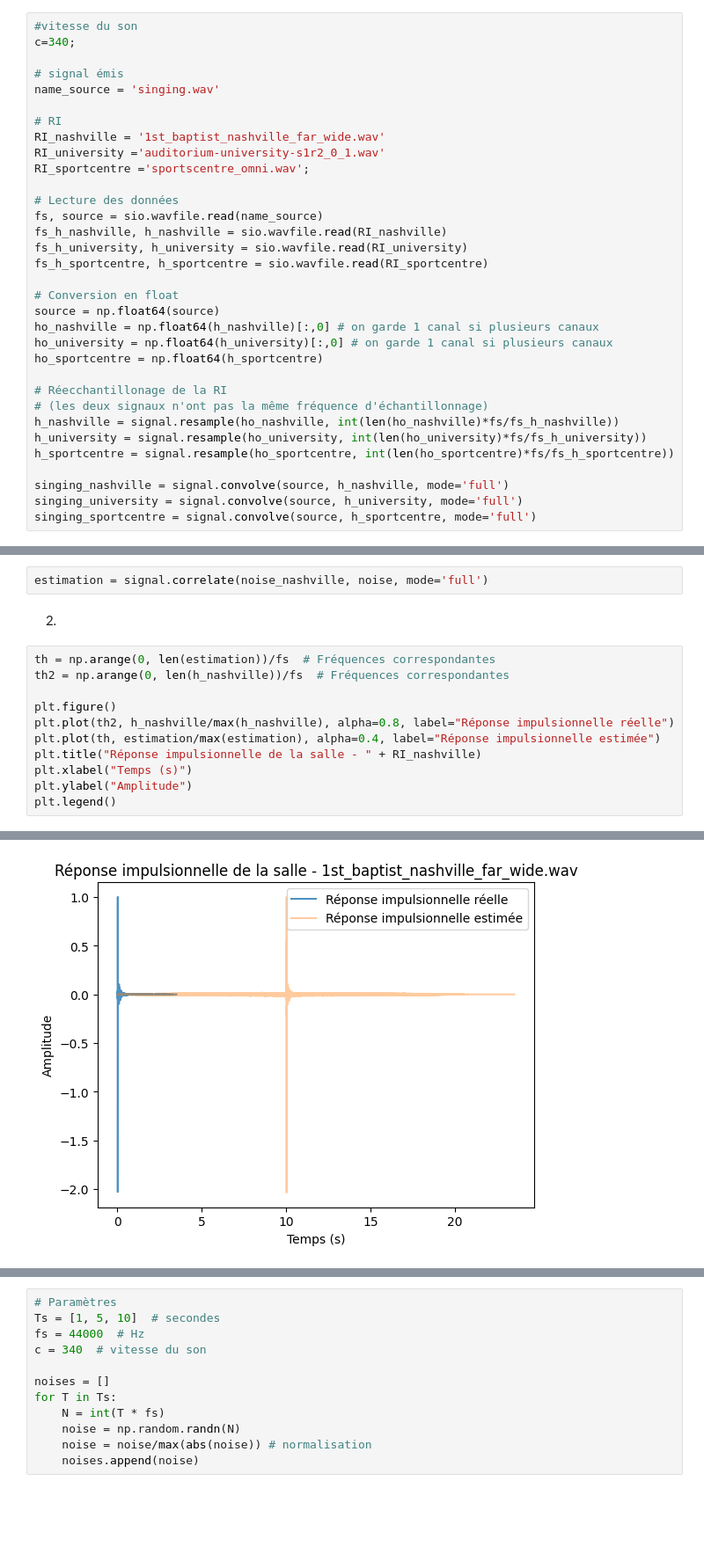
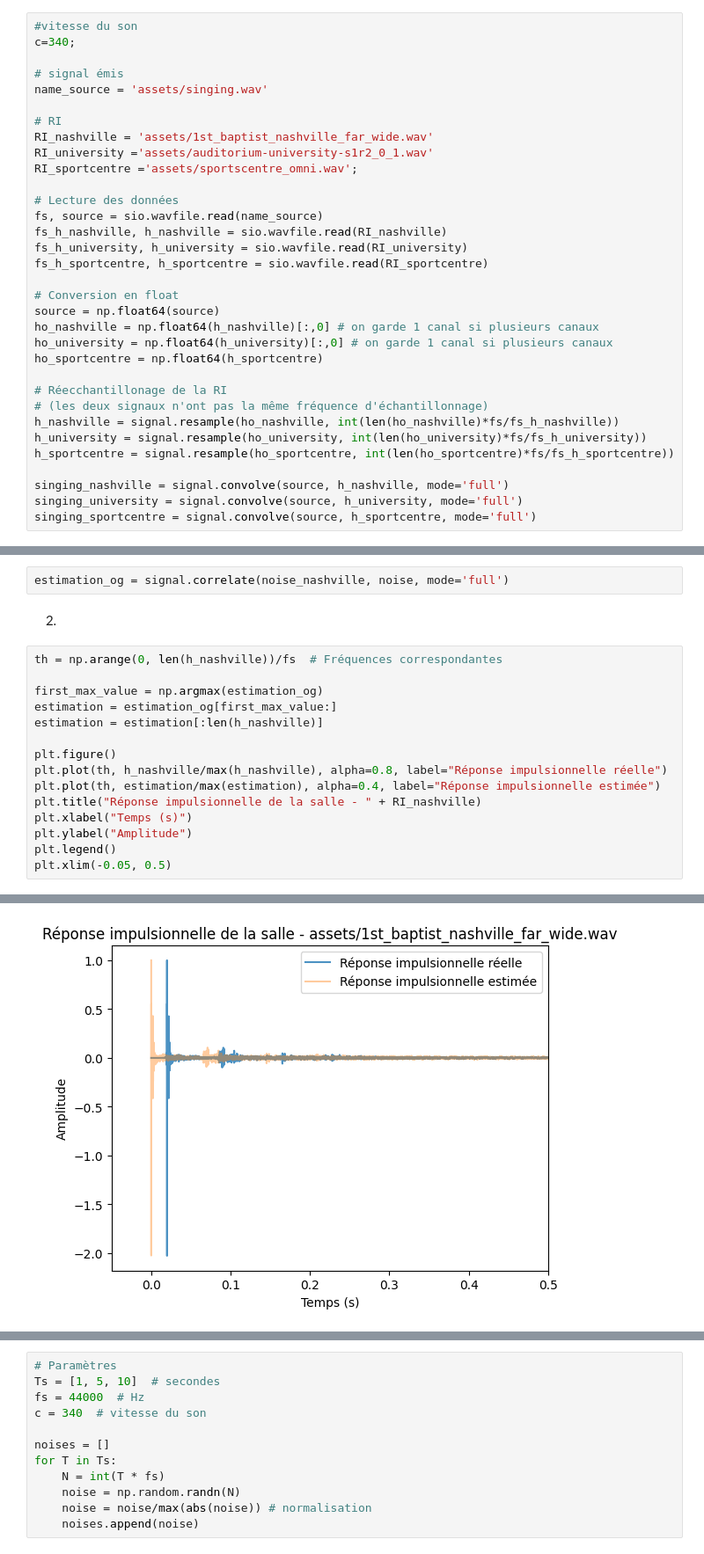
Before and after one commit to Captainfl4me/signal-processing-exp, a Jupyter notebook: Compte_rendu_TP.ipynb, the cells around one changed output, grey strips where cells are left out. Shown at 88% size. Cells and saved outputs as stored; diff of their text form; blank space fills up the shorter version.

```diff
--- a/Compte_rendu_TP.ipynb
+++ b/Compte_rendu_TP.ipynb
@@ -20,12 +20,12 @@ from scipy.fft import fft, fftfreq
 c=340;
 
 # signal émis
-name_source = 'singing.wav'
+name_source = 'assets/singing.wav'
 
 # RI
-RI_nashville = '1st_baptist_nashville_far_wide.wav'
-RI_university ='auditorium-university-s1r2_0_1.wav'
-RI_sportcentre ='sportscentre_omni.wav';
+RI_nashville = 'assets/1st_baptist_nashville_far_wide.wav'
+RI_university ='assets/auditorium-university-s1r2_0_1.wav'
+RI_sportcentre ='assets/sportscentre_omni.wav';
 
 # Lecture des données
 fs, source = sio.wavfile.read(name_source)
@@ -135,18 +150,22 @@ Playing Noise in Nashville environnement
 
 1. Pour estimer la réponse impulsionnelle, on peut émettre un bruit blanc dans la salle que l'on veut caractériser et lire le signal reçu. En calculant l'intercorrelation entre les deux signaux émis et reçu on trouvera la réponse impulsionnelle de la salle.
 # %%
-estimation = signal.correlate(noise_nashville, noise, mode='full')
+estimation_og = signal.correlate(noise_nashville, noise, mode='full')
 # %% [markdown]
 2.
 # %%
-th = np.arange(0, len(estimation))/fs  # Fréquences correspondantes
-th2 = np.arange(0, len(h_nashville))/fs  # Fréquences correspondantes
+th = np.arange(0, len(h_nashville))/fs  # Fréquences correspondantes
+
+first_max_value = np.argmax(estimation_og)
+estimation = estimation_og[first_max_value:]
+estimation = estimation[:len(h_nashville)]
 
 plt.figure()
-plt.plot(th2, h_nashville/max(h_nashville), alpha=0.8, label="Réponse impulsionnelle réelle")
+plt.plot(th, h_nashville/max(h_nashville), alpha=0.8, label="Réponse impulsionnelle réelle")
 plt.plot(th, estimation/max(estimation), alpha=0.4, label="Réponse impulsionnelle estimée")
 plt.title("Réponse impulsionnelle de la salle - " + RI_nashville)
 plt.xlabel("Temps (s)")
 plt.ylabel("Amplitude")
 plt.legend()
+plt.xlim(-0.05, 0.5)
 # %% [output]
@@ -154,2 +173,2 @@ plt.legend()
-[figure, old version]
+[figure, new version]
 # %% [markdown]
```
Also changed, not shown: parts of 19 cells of this notebook, 1 other file.
